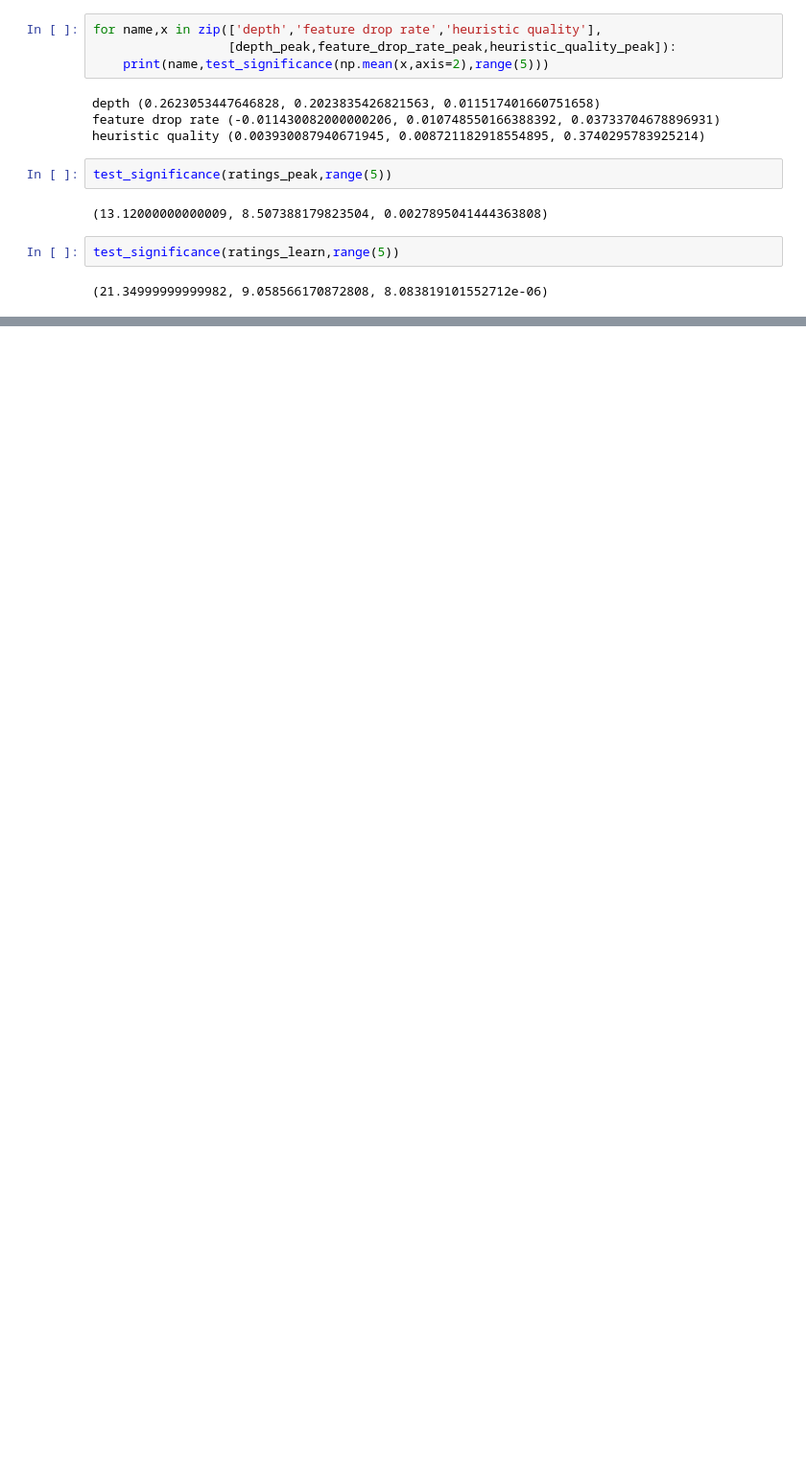
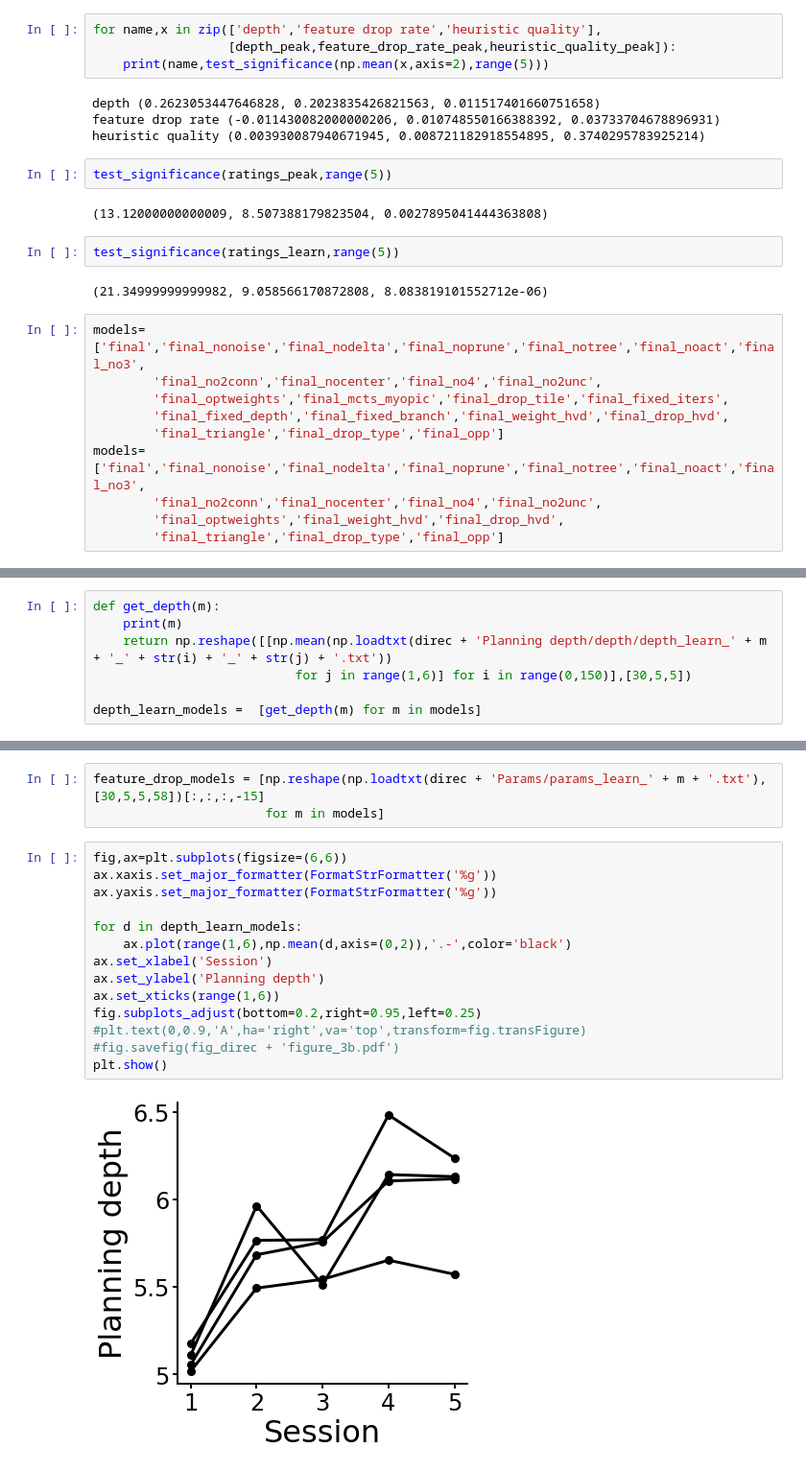
Before and after one commit to basvanopheusden/fourinarow, a Jupyter notebook: Analysis notebooks/new/Learning and time pressure analysis.ipynb, the cells around one changed output, grey strips where cells are left out. Shown: that part at 96% size. Cells and saved outputs as stored; diff of their text form; blank space fills up the shorter version.

Commit message:
Add fixed branch heuristic

```diff
--- a/Analysis notebooks/new/Learning and time pressure analysis.ipynb
+++ b/Analysis notebooks/new/Learning and time pressure analysis.ipynb
@@ -717,3 +723,13 @@ test_significance(ratings_peak,range(5))
 test_significance(ratings_learn,range(5))
 # %% [output]
 (21.34999999999982, 9.058566170872808, 8.083819101552712e-06)
+# %%
+models=['final','final_nonoise','final_nodelta','final_noprune','final_notree','final_noact','final_no3',
+        'final_no2conn','final_nocenter','final_no4','final_no2unc',
+        'final_optweights','final_mcts_myopic','final_drop_tile','final_fixed_iters',
+        'final_fixed_depth','final_fixed_branch','final_weight_hvd','final_drop_hvd',
+        'final_triangle','final_drop_type','final_opp']
+models=['final','final_nonoise','final_nodelta','final_noprune','final_notree','final_noact','final_no3',
+        'final_no2conn','final_nocenter','final_no4','final_no2unc',
+        'final_optweights','final_weight_hvd','final_drop_hvd',
+        'final_triangle','final_drop_type','final_opp']
@@ -719,0 +740,7 @@ test_significance(ratings_learn,range(5))
+# %%
+def get_depth(m):
+    print(m)
+    return np.reshape([[np.mean(np.loadtxt(direc + 'Planning depth/depth/depth_learn_' + m + '_' + str(i) + '_' + str(j) + '.txt'))
+                           for j in range(1,6)] for i in range(0,150)],[30,5,5])
+
+depth_learn_models =  [get_depth(m) for m in models]
@@ -719,0 +768,19 @@ test_significance(ratings_learn,range(5))
+# %%
+feature_drop_models = [np.reshape(np.loadtxt(direc + 'Params/params_learn_' + m + '.txt'),[30,5,5,58])[:,:,:,-15]
+                       for m in models]
+# %%
+fig,ax=plt.subplots(figsize=(6,6))
+ax.xaxis.set_major_formatter(FormatStrFormatter('%g'))
+ax.yaxis.set_major_formatter(FormatStrFormatter('%g'))
+
+for d in depth_learn_models:
+    ax.plot(range(1,6),np.mean(d,axis=(0,2)),'.-',color='black')
+ax.set_xlabel('Session')
+ax.set_ylabel('Planning depth')
+ax.set_xticks(range(1,6))
+fig.subplots_adjust(bottom=0.2,right=0.95,left=0.25)
+#plt.text(0,0.9,'A',ha='right',va='top',transform=fig.transFigure)
+#fig.savefig(fig_direc + 'figure_3b.pdf')
+plt.show()
+# %% [output]
+[figure, added]
```
Also changed, not shown: parts of 8 cells of this notebook, 14 other files.
